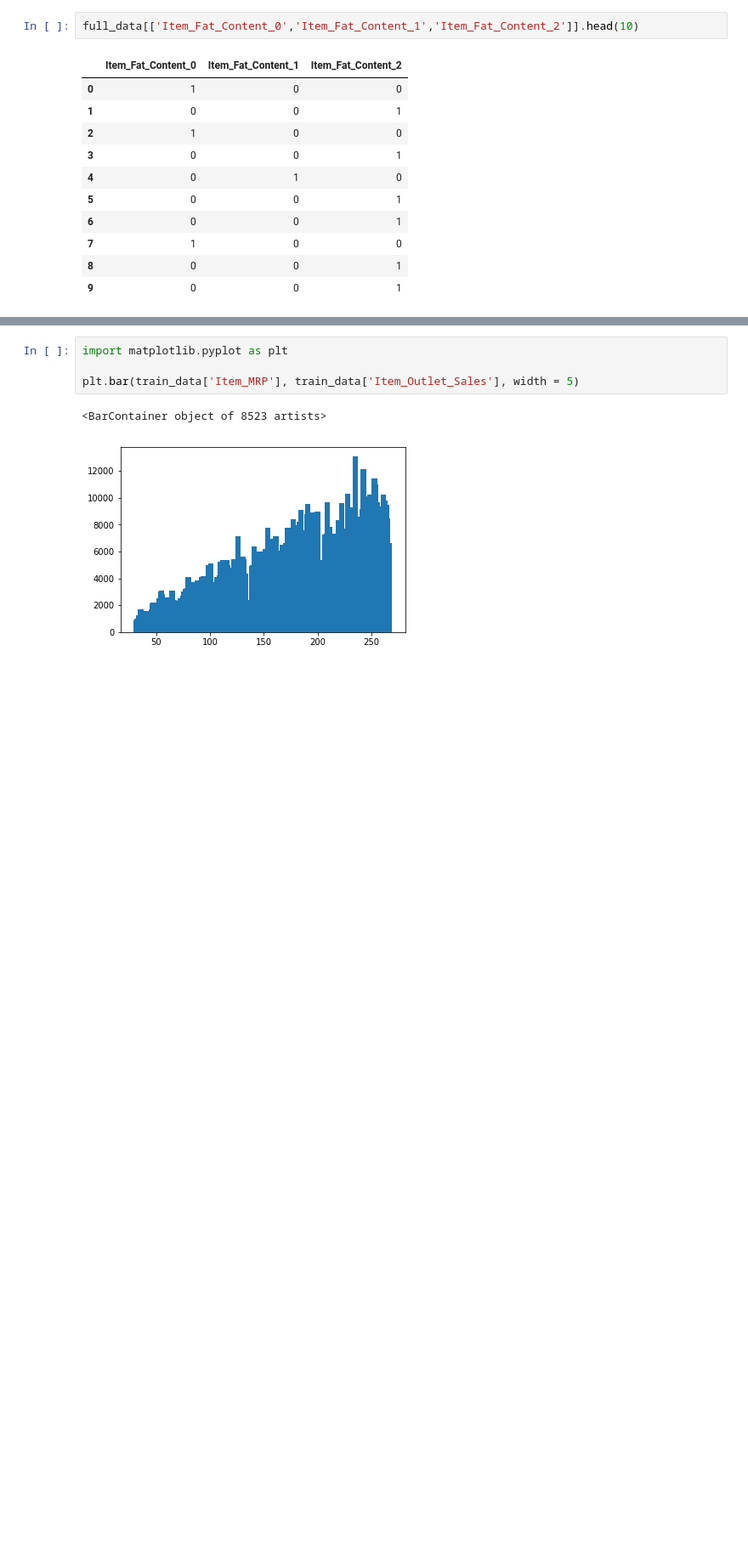
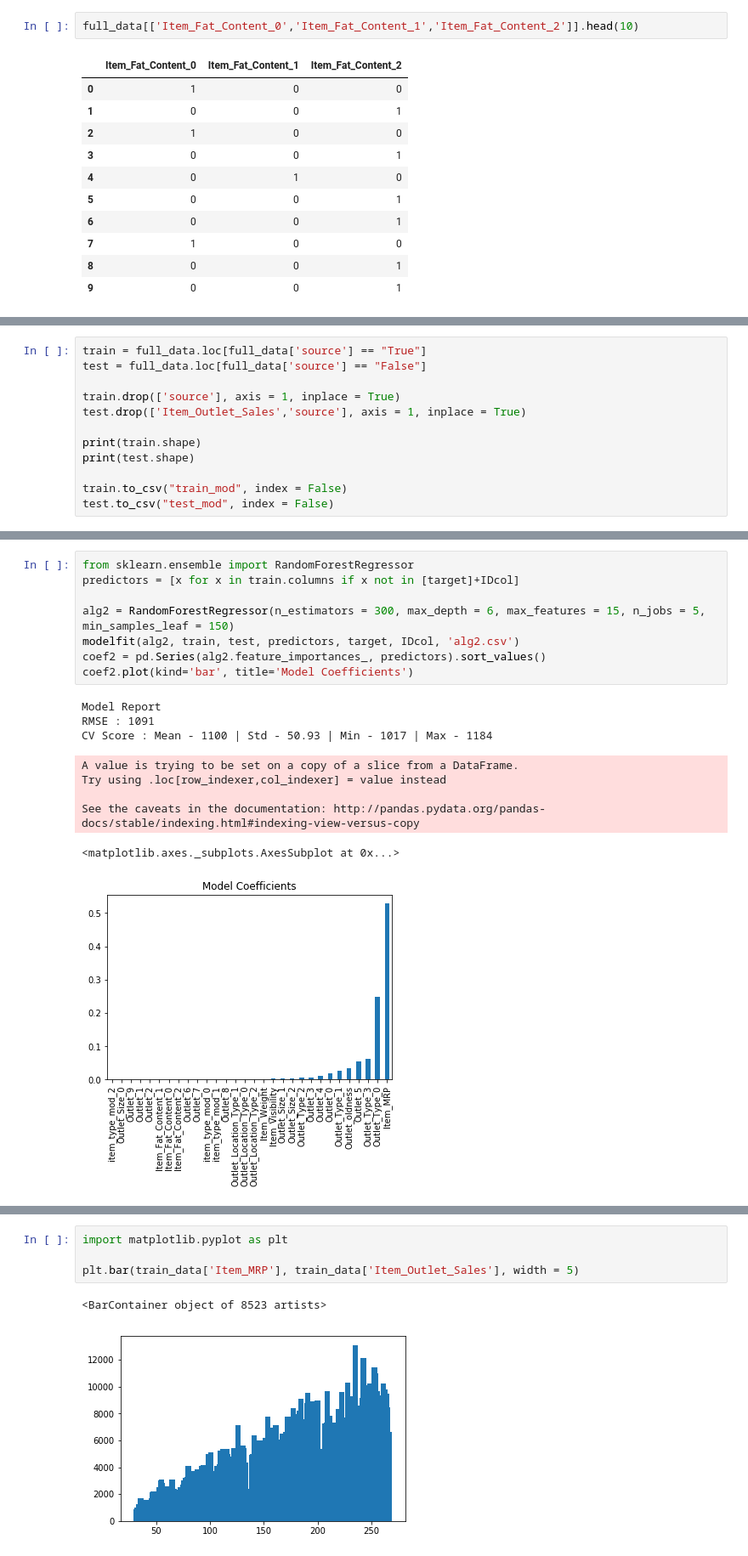
Before and after one commit to IITGuwahati-AI/Learning-Content, a Jupyter notebook: Big_mart_sales_prediction.ipynb, the cells around one changed output, grey strips where cells are left out. Shown: that part at 85% size. Drawn from its saved outputs; the diff is of its cells as text; blank space fills up the shorter version.

```diff
--- a/Big_mart_sales_prediction.ipynb
+++ b/Big_mart_sales_prediction.ipynb
@@ -342,0 +374,12 @@ full_data[['Item_Fat_Content_0','Item_Fat_Content_1','Item_Fat_Content_2']].head
+# %%
+train = full_data.loc[full_data['source'] == "True"]
+test = full_data.loc[full_data['source'] == "False"]
+
+train.drop(['source'], axis = 1, inplace = True)
+test.drop(['Item_Outlet_Sales','source'], axis = 1, inplace = True)
+
+print(train.shape)
+print(test.shape)
+
+train.to_csv("train_mod", index = False)
+test.to_csv("test_mod", index = False)
@@ -342,0 +458,18 @@ full_data[['Item_Fat_Content_0','Item_Fat_Content_1','Item_Fat_Content_2']].head
+# %%
+from sklearn.ensemble import RandomForestRegressor
+predictors = [x for x in train.columns if x not in [target]+IDcol]
+
+alg2 = RandomForestRegressor(n_estimators = 300, max_depth = 6, max_features = 15, n_jobs = 5, min_samples_leaf = 150)
+modelfit(alg2, train, test, predictors, target, IDcol, 'alg2.csv')
+coef2 = pd.Series(alg2.feature_importances_, predictors).sort_values()
+coef2.plot(kind='bar', title='Model Coefficients')
+# %% [output]
+Model Report
+RMSE : 1091
+CV Score : Mean - 1100 | Std - 50.93 | Min - 1017 | Max - 1184
+A value is trying to be set on a copy of a slice from a DataFrame.
+Try using .loc[row_indexer,col_indexer] = value instead
+
+See the caveats in the documentation: http://pandas.pydata.org/pandas-docs/stable/indexing.html#indexing-view-versus-copy
+<matplotlib.axes._subplots.AxesSubplot at 0x...>
+[figure, added]
```
Also changed, not shown: parts of 19 cells of this notebook.
